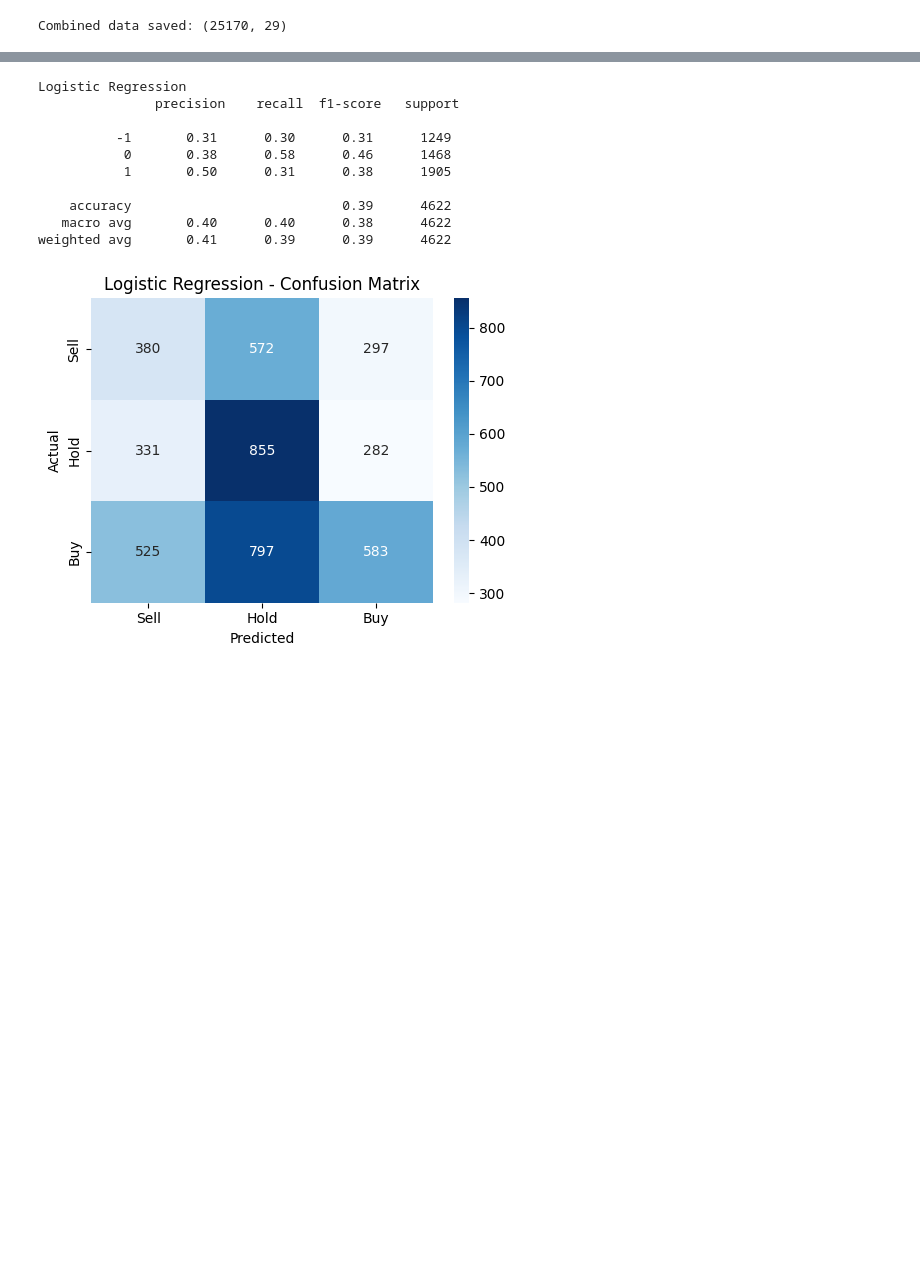
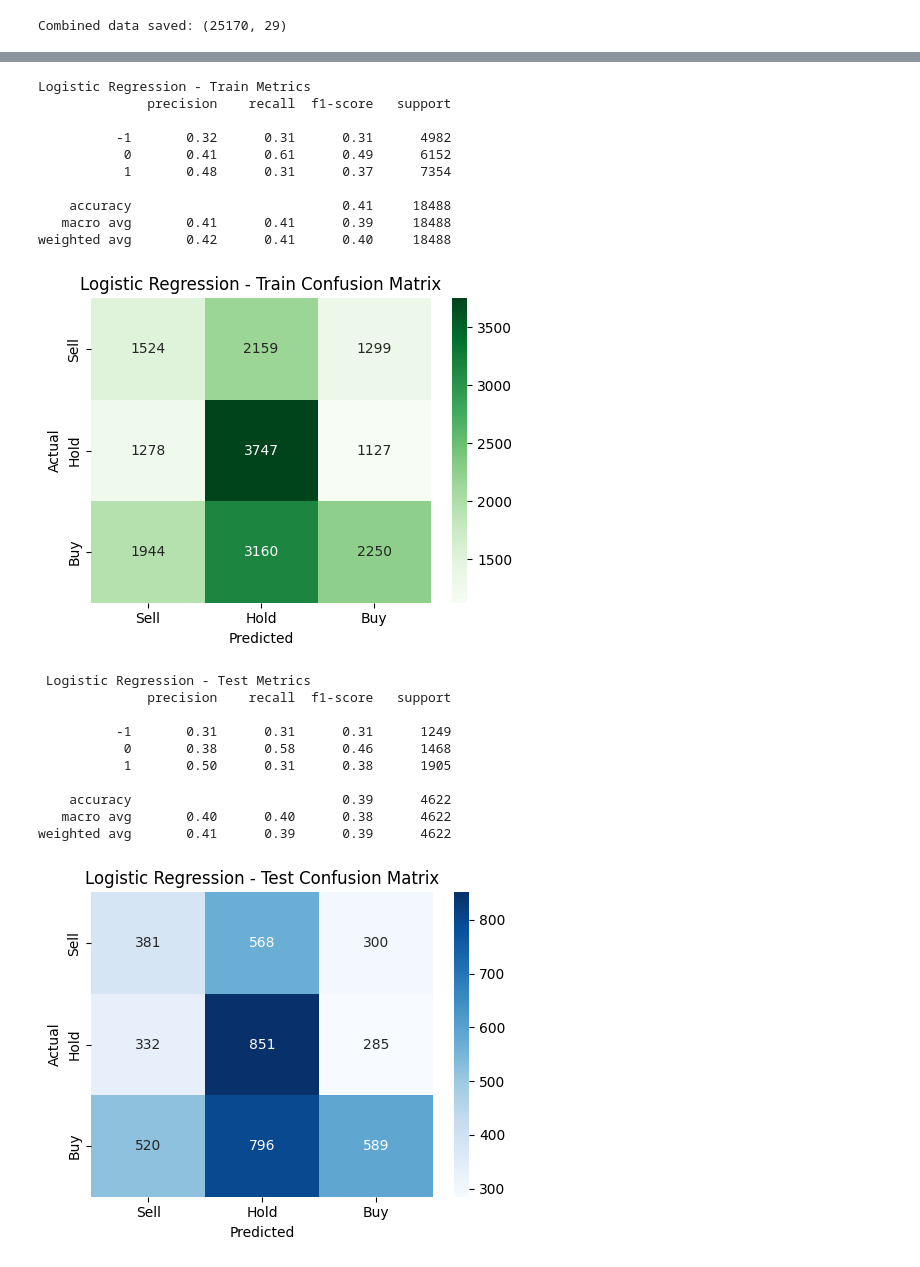
Before and after one commit to GIJOE1003/3103ETF, a Jupyter notebook: Notebook2_Signal_Classification_3rd_April_.ipynb, the cells around one changed output, grey strips where cells are left out. Cells and saved outputs as stored; diff of their text form; code cells hidden in the pictures; blank space fills up the shorter version.

```diff
--- a/Notebook2_Signal_Classification_3rd_April_.ipynb
+++ b/Notebook2_Signal_Classification_3rd_April_.ipynb
@@ -160,29 +159,56 @@ _, _, y_train_xgb, y_test_xgb = train_test_split(X_scaled, y_xgb, test_size=0.2,
 # %%
-log_reg = LogisticRegression(class_weight = 'balanced', max_iter=1000, random_state=42)
+# Train model
+log_reg = LogisticRegression(class_weight='balanced', max_iter=1000, random_state=42)
 log_reg.fit(X_train, y_train)
+
+# Train Evaluation
+y_train_pred = log_reg.predict(X_train)
+print("Logistic Regression - Train Metrics")
+print(classification_report(y_train, y_train_pred))
+
+cm_train = confusion_matrix(y_train, y_train_pred, labels=[-1, 0, 1])
+plt.figure(figsize=(5, 4))
+sns.heatmap(cm_train, annot=True, fmt='d', cmap="Greens", xticklabels=["Sell", "Hold", "Buy"], yticklabels=["Sell", "Hold", "Buy"])
+plt.title("Logistic Regression - Train Confusion Matrix")
+plt.xlabel("Predicted")
+plt.ylabel("Actual")
+plt.tight_layout()
+plt.show()
+
+# Test Evaluation
 y_pred = log_reg.predict(X_test)
-
-
-print("Logistic Regression\n", classification_report(y_test, y_pred))
+print("\n Logistic Regression - Test Metrics")
+print(classification_report(y_test, y_pred))
 
 cm = confusion_matrix(y_test, y_pred, labels=[-1, 0, 1])
 plt.figure(figsize=(5, 4))
 sns.heatmap(cm, annot=True, fmt='d', cmap="Blues", xticklabels=["Sell", "Hold", "Buy"], yticklabels=["Sell", "Hold", "Buy"])
-plt.title("Logistic Regression - Confusion Matrix")
+plt.title("Logistic Regression - Test Confusion Matrix")
 plt.xlabel("Predicted")
 plt.ylabel("Actual")
 plt.tight_layout()
 plt.show()
 # %% [output]
-Logistic Regression
-               precision    recall  f1-score   support
+Logistic Regression - Train Metrics
+              precision    recall  f1-score   support
 
-          -1       0.31      0.30      0.31      1249
-           0       0.38      0.58      0.46      1468
-           1       0.50      0.31      0.38      1905
+          -1       0.32      0.31      0.31      4982
+           0       0.41      0.61      0.49      6152
+           1       0.48      0.31      0.37      7354
 
-    accuracy                           0.39      4622
-   macro avg       0.40      0.40      0.38      4622
-weighted avg       0.41      0.39      0.39      4622
+    accuracy                           0.41     18488
+   macro avg       0.41      0.41      0.39     18488
+weighted avg       0.42      0.41      0.40     18488
-[figure, old version]
+[figure, new version]
+ Logistic Regression - Test Metrics
+              precision    recall  f1-score   support
+
+          -1       0.31      0.31      0.31      1249
+           0       0.38      0.58      0.46      1468
+           1       0.50      0.31      0.38      1905
+
+    accuracy                           0.39      4622
+   macro avg       0.40      0.40      0.38      4622
+weighted avg       0.41      0.39      0.39      4622
+[figure, added]
 # %% [markdown]
```
Also changed, not shown: parts of 15 cells of this notebook.
